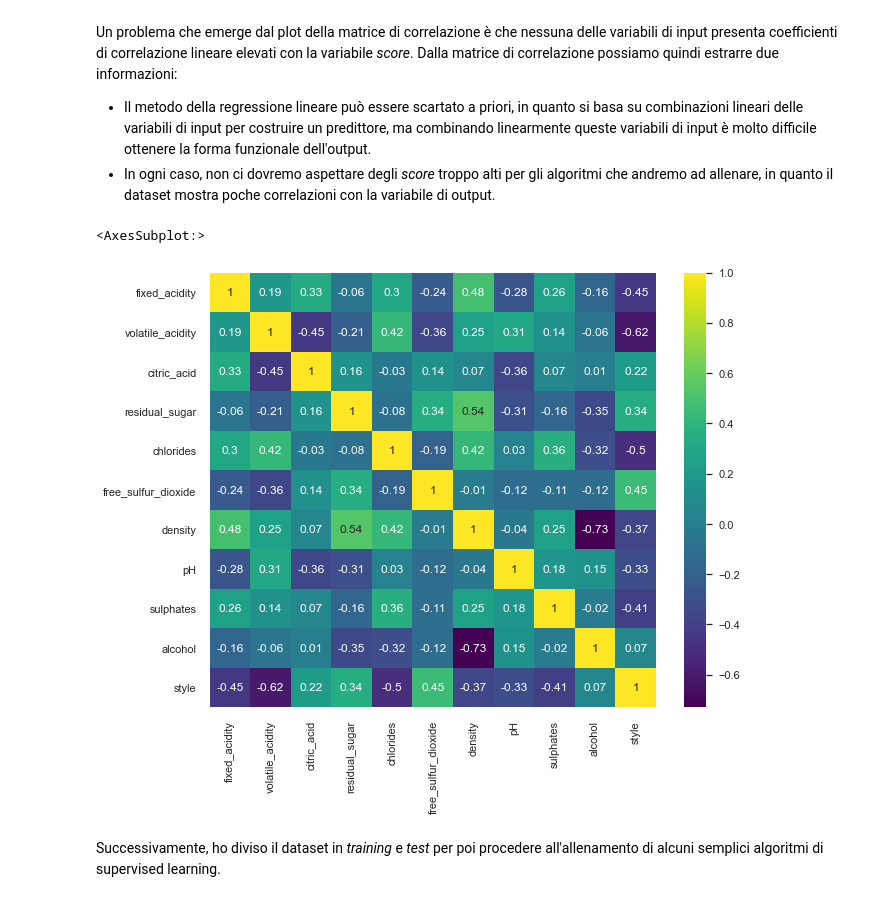
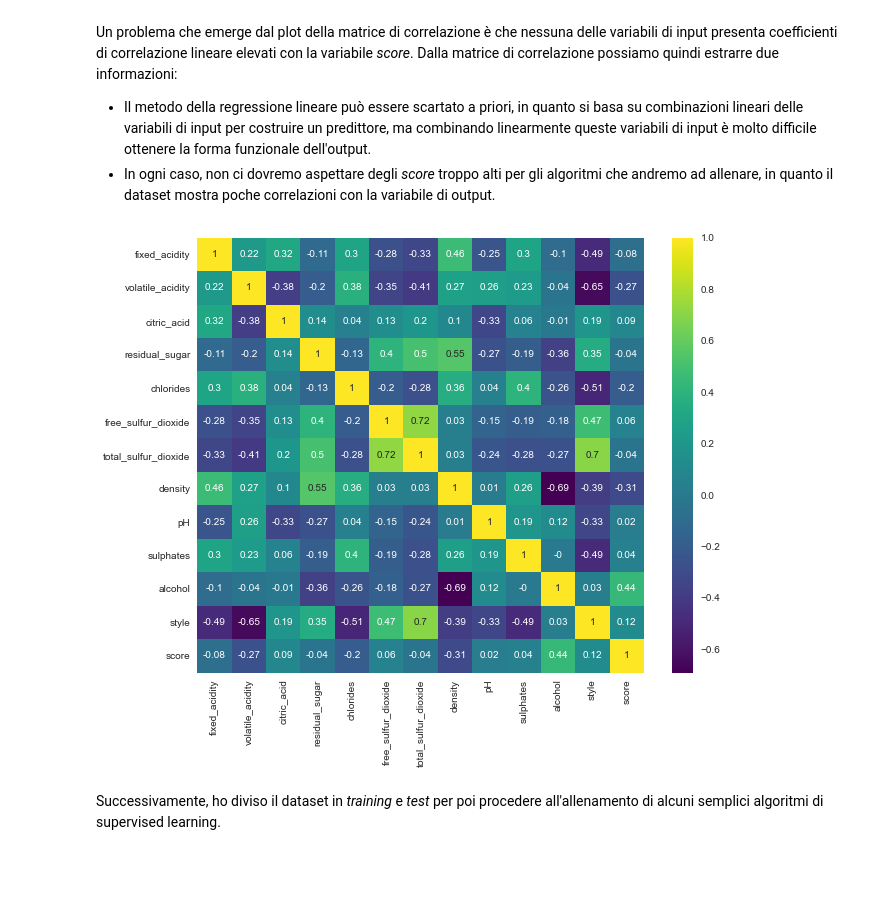
Before and after one commit to andreasala98/WineClass, a Jupyter notebook: WineClassifier.ipynb, the cells around one changed output. Cells and saved outputs as stored; diff of their text form; code cells hidden in the pictures; blank space fills up the shorter version.

```diff
--- a/WineClassifier.ipynb
+++ b/WineClassifier.ipynb
@@ -92,12 +97,12 @@ Un problema che emerge dal plot della matrice di correlazione è che nessuna del
 - Il metodo della regressione lineare può essere scartato a priori, in quanto si basa su combinazioni lineari delle variabili di input per costruire un predittore, ma combinando linearmente queste variabili di input è molto difficile ottenere la forma funzionale dell'output.
 - In ogni caso, non ci dovremo aspettare degli _score_ troppo alti per gli algoritmi che andremo ad allenare, in quanto il dataset mostra poche correlazioni con la variabile di output.
 # %%
-CorMat = XX.corr().round(2)
+CorMat = df.corr().round(2)
 fig = plt.figure(figsize=(10,8))
 sns.heatmap(data=CorMat, annot=True, cmap='viridis')
+plt.show()
 # %% [output]
-<AxesSubplot:>
-[figure, old version]
+[figure, new version]
 # %% [markdown]
 Successivamente, ho diviso il dataset in _training_ e _test_ per poi procedere all'allenamento di alcuni semplici algoritmi di supervised learning.
 # %%
```
Also changed, not shown: parts of 43 cells of this notebook, 1 other file.
